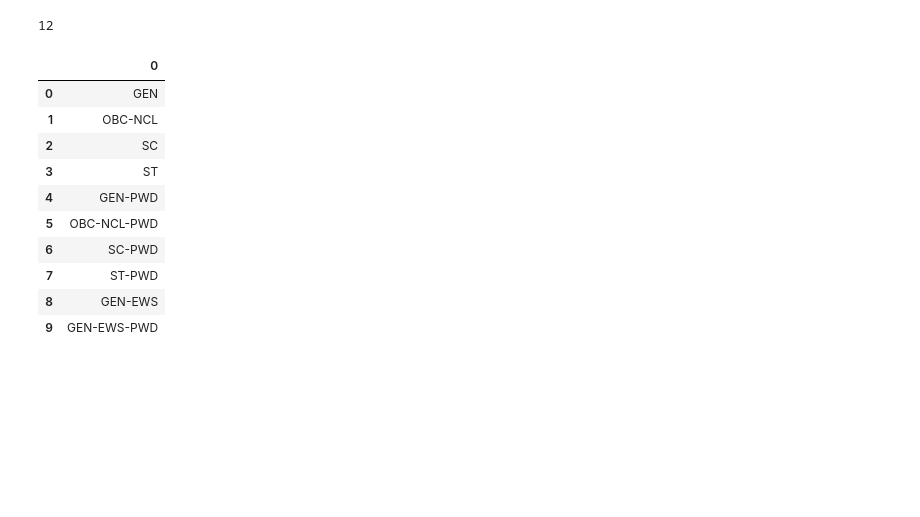
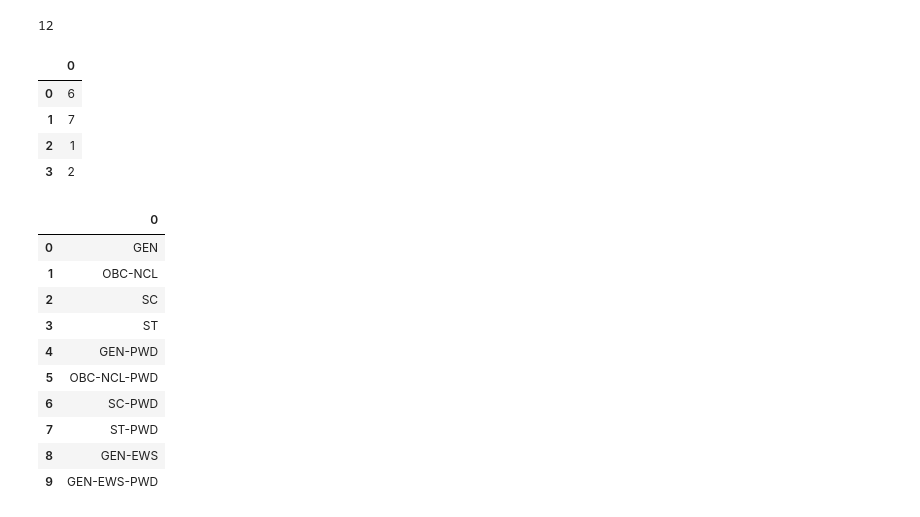
Before and after one commit to Satyam4229/College-Predictor-System, a Jupyter notebook: college-predictor-system.ipynb, the cells around one changed output. Drawn from its saved outputs; the diff is of its cells as text; code cells hidden in the pictures; blank space fills up the shorter version.

```diff
--- a/college-predictor-system.ipynb
+++ b/college-predictor-system.ipynb
@@ -277,6 +277,15 @@ df.loc[df["degree_short"] == "Int Msc.", "degree_short"] = "Int MSc."
 df["degree_short"].nunique()
 # %% [output]
 12
+# %%
+Round = pd.DataFrame(df["round_no"].unique())
+Round
+# %% [output]
+|  | 0 |
+| 0 | 6 |
+| 1 | 7 |
+| 2 | 1 |
+| 3 | 2 |
 # %%
 # Unique values in category
 
```
Also changed, not shown: parts of 18 cells of this notebook, 3 other files.
